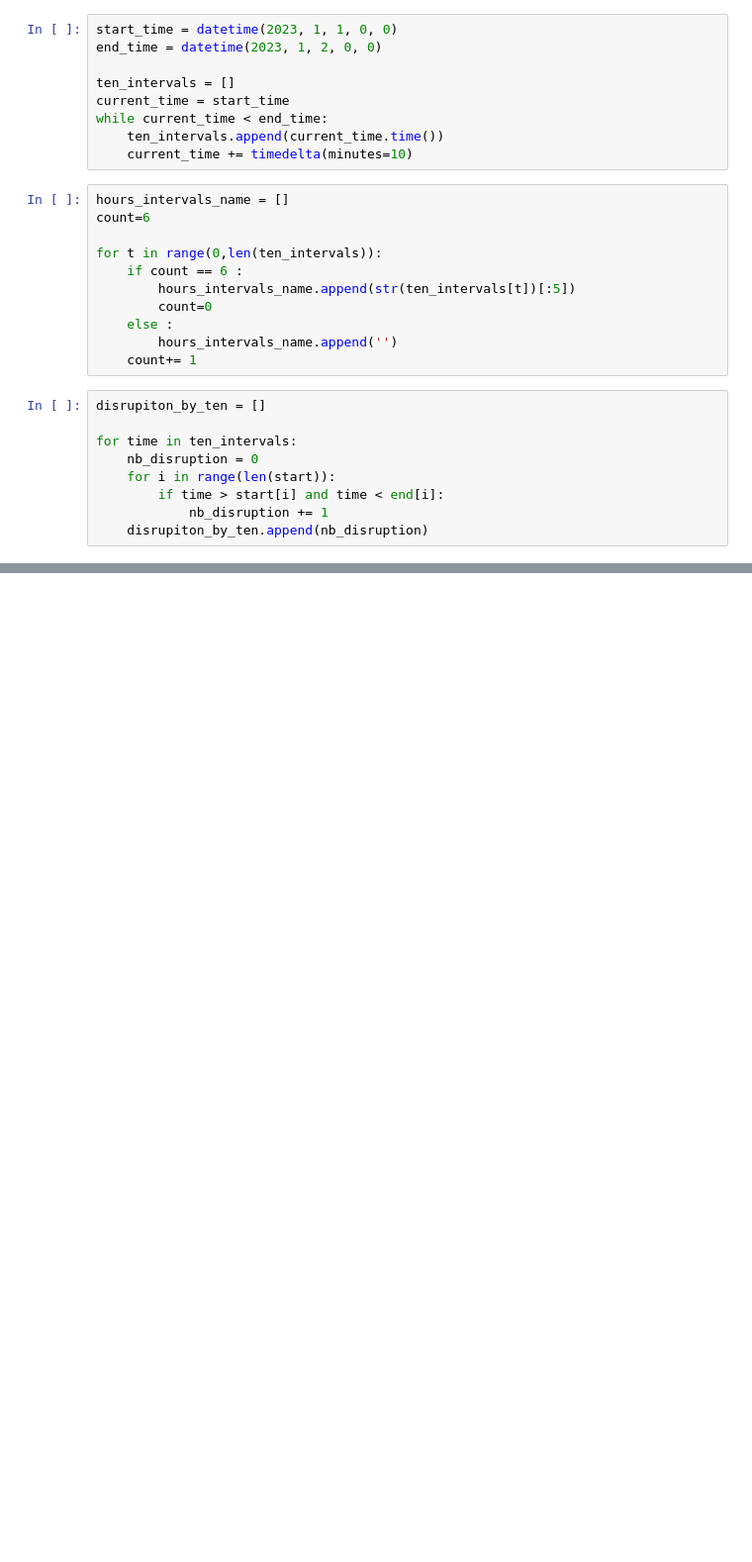
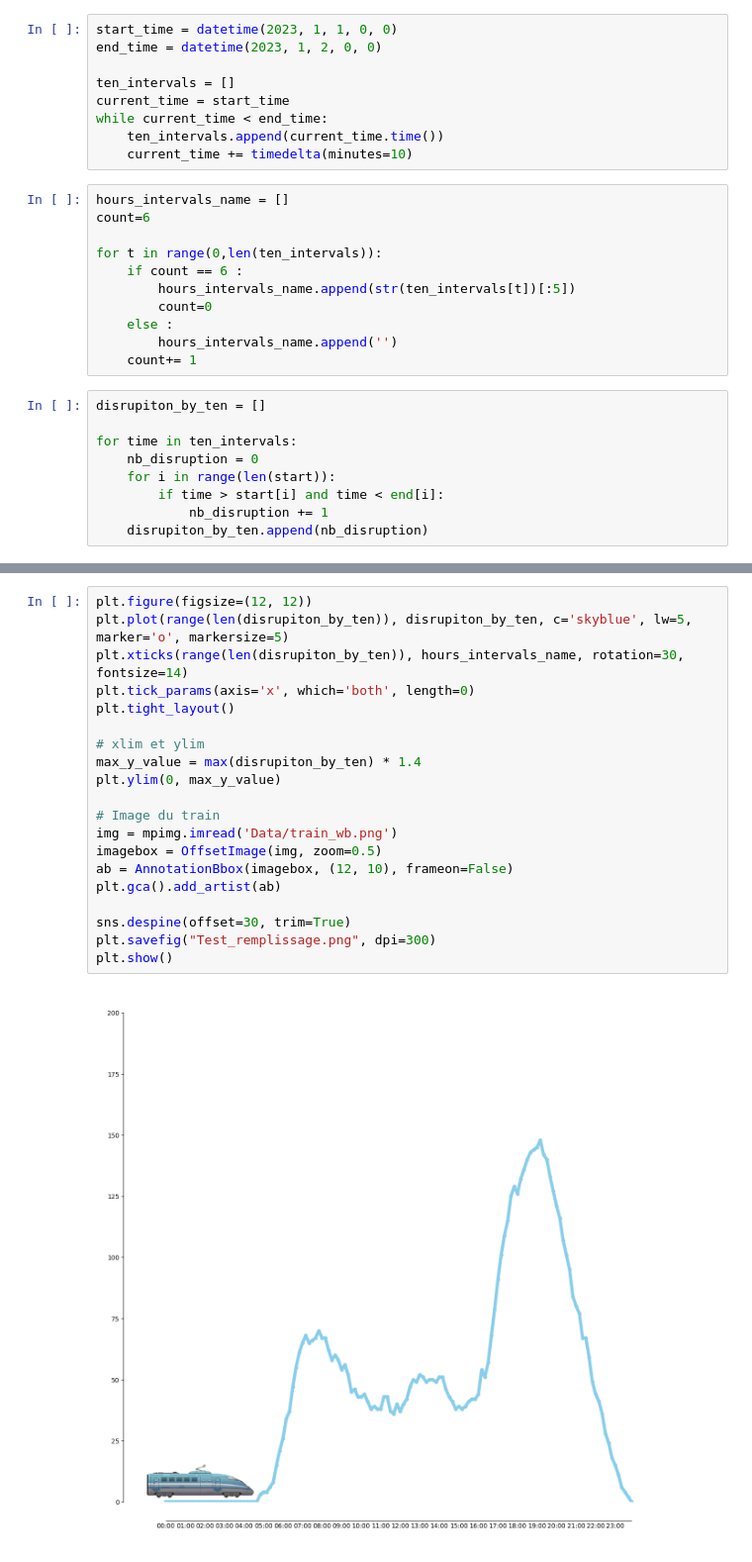
Before and after one commit to KylianSts/Perturbations_transport_public, a Jupyter notebook: TGV_TER_database_analysis.ipynb, the cells around one changed output, grey strips where cells are left out. Shown at 99% size. Drawn from its saved outputs; the diff is of its cells as text; blank space fills up the shorter version.

```diff
--- a/TGV_TER_database_analysis.ipynb
+++ b/TGV_TER_database_analysis.ipynb
@@ -870,0 +887,22 @@ plt.show()
+# %%
+plt.figure(figsize=(12, 12))
+plt.plot(range(len(disrupiton_by_ten)), disrupiton_by_ten, c='skyblue', lw=5, marker='o', markersize=5)
+plt.xticks(range(len(disrupiton_by_ten)), hours_intervals_name, rotation=30, fontsize=14)
+plt.tick_params(axis='x', which='both', length=0)
+plt.tight_layout()
+
+# xlim et ylim
+max_y_value = max(disrupiton_by_ten) * 1.4
+plt.ylim(0, max_y_value)
+
+# Image du train
+img = mpimg.imread('Data/train_wb.png')
+imagebox = OffsetImage(img, zoom=0.5)
+ab = AnnotationBbox(imagebox, (12, 10), frameon=False)
+plt.gca().add_artist(ab)
+
+sns.despine(offset=30, trim=True)
+plt.savefig("Test_remplissage.png", dpi=300)
+plt.show()
+# %% [output]
+[figure, added]
```
Also changed, not shown: parts of 14 cells of this notebook.
